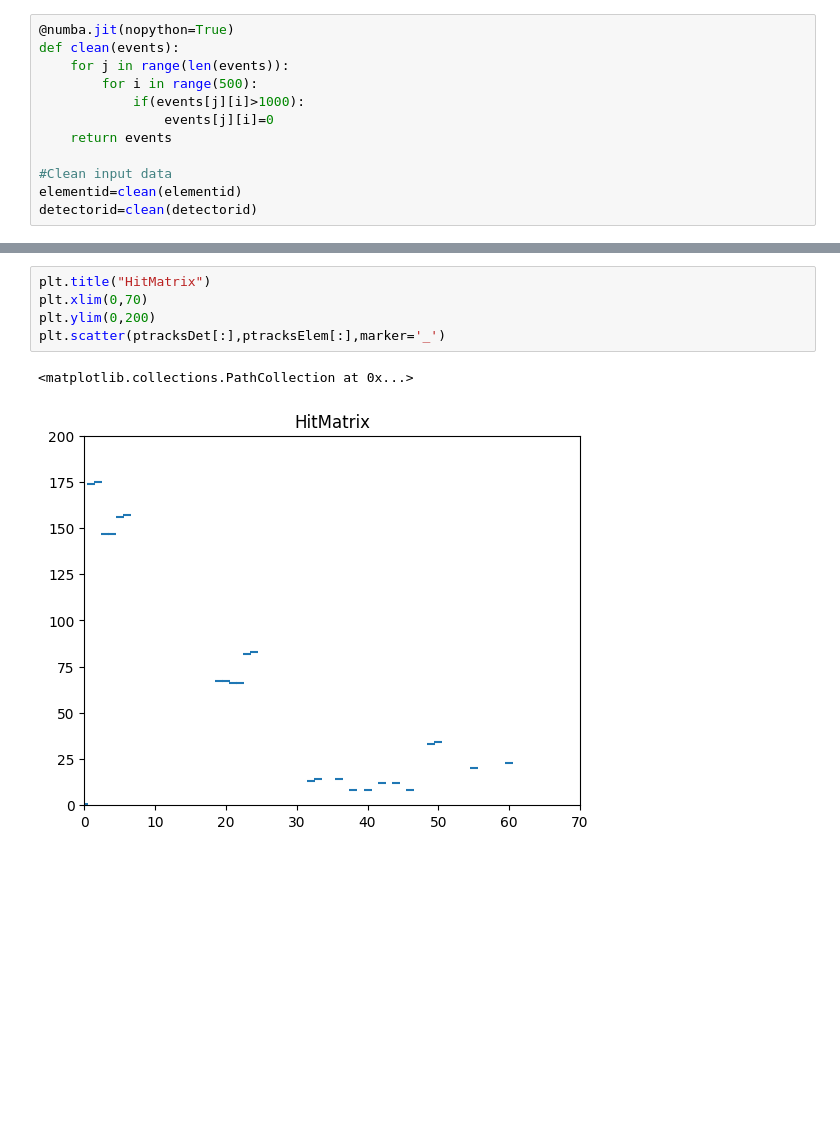
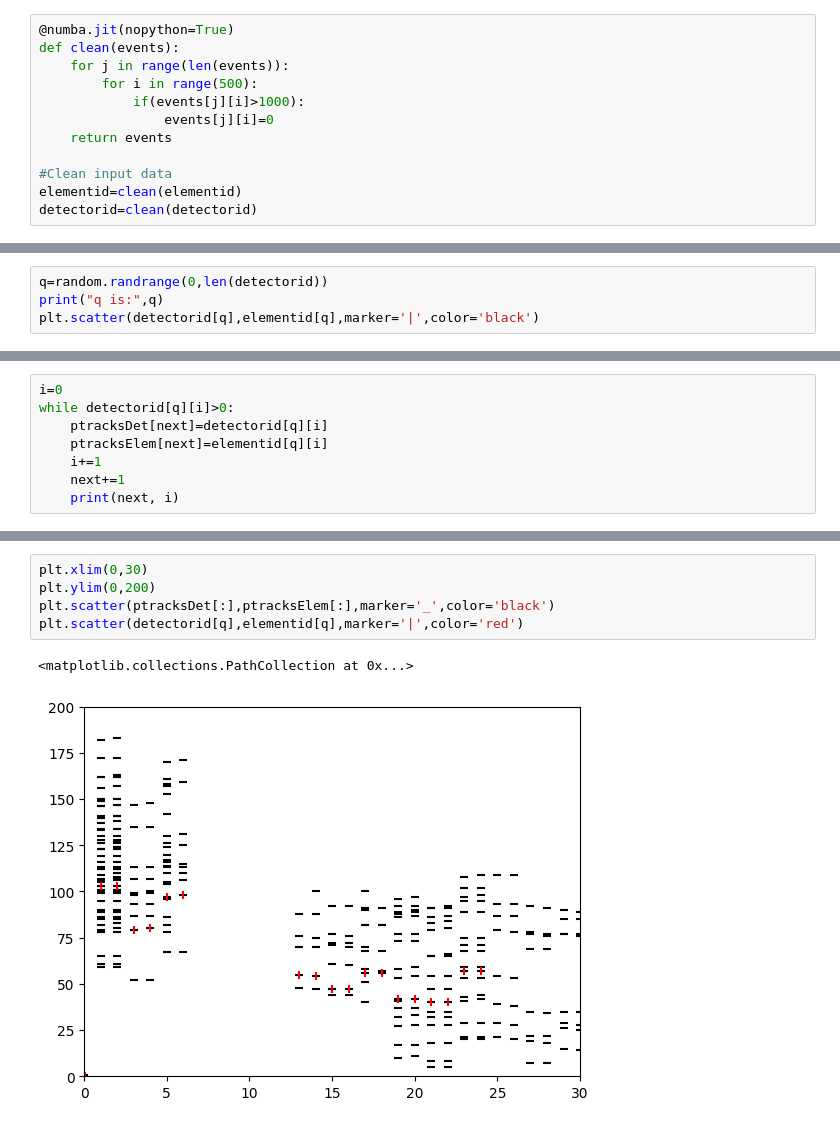
Before and after one commit to JayDanielsss/Jtracker, a Jupyter notebook: BackgroundGen.ipynb, the cells around one changed output, grey strips where cells are left out. Saved outputs shown, nothing was run; the diff lists cells and outputs as text; blank space fills up the shorter version.

```diff
--- a/BackgroundGen.ipynb
+++ b/BackgroundGen.ipynb
@@ -87,0 +144,4 @@ IndexError: index 500 is out of bounds for axis 0 with size 500
+# %%
+q=random.randrange(0,len(detectorid))
+print("q is:",q)
+plt.scatter(detectorid[q],elementid[q],marker='|',color='black')
@@ -87,0 +152,8 @@ IndexError: index 500 is out of bounds for axis 0 with size 500
+# %%
+i=0
+while detectorid[q][i]>0:
+    ptracksDet[next]=detectorid[q][i]
+    ptracksElem[next]=elementid[q][i]
+    i+=1
+    next+=1
+    print(next, i)
@@ -88,8 +179,8 @@ IndexError: index 500 is out of bounds for axis 0 with size 500
 # %%
-plt.title("HitMatrix")
-plt.xlim(0,70)
+plt.xlim(0,30)
 plt.ylim(0,200)
-plt.scatter(ptracksDet[:],ptracksElem[:],marker='_')
+plt.scatter(ptracksDet[:],ptracksElem[:],marker='_',color='black')
+plt.scatter(detectorid[q],elementid[q],marker='|',color='red')
 # %% [output]
 <matplotlib.collections.PathCollection at 0x...>
-[figure, old version]
+[figure, new version]
```
Also changed, not shown: parts of 10 cells of this notebook.
